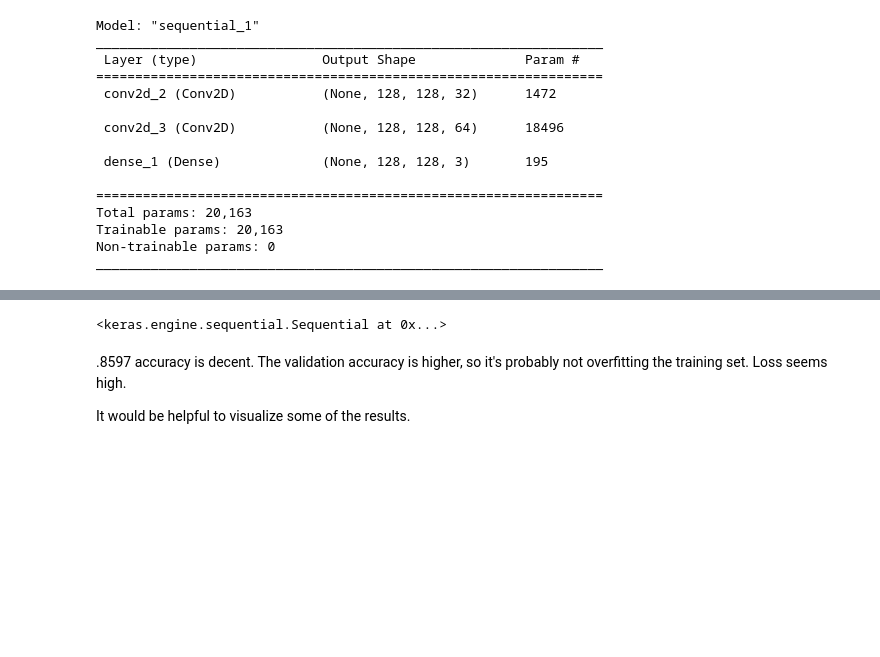
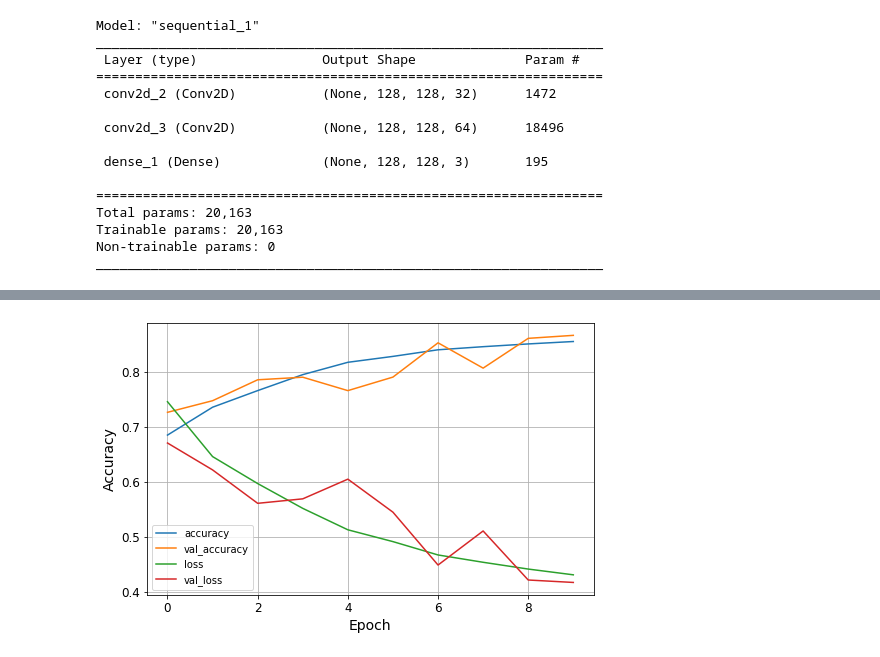
Before and after one commit to mstone121/crop_classification, a Jupyter notebook: classify_crops.ipynb, the cells around one changed output, grey strips where cells are left out. Drawn from its saved outputs; the diff is of its cells as text; code cells hidden in the pictures; blank space fills up the shorter version.

```diff
--- a/classify_crops.ipynb
+++ b/classify_crops.ipynb
@@ -390,17 +393,18 @@ Trainable params: 20,163
 Non-trainable params: 0
 _________________________________________________________________
 # %%
-tensorboard_callback = keras.callbacks.TensorBoard(logdir, histogram_freq=1)
+# The tensor board provides a nice visualization of metrics as the model is training
+tensorboard_callback = TensorBoard(logdir, histogram_freq=1)
 
 
 # Commenting this out so it doesn't hold up future run-throughs of the playbook
 #
-history = model.fit(
-    training_X,
-    training_Y,
-    epochs=10,
-    validation_data=(validation_X, validation_Y),
-    callbacks=[tensorboard_callback],
-)
+# history = model.fit(
+#     training_X,
+#     training_Y,
+#     epochs=10,
+#     validation_data=(validation_X, validation_Y),
+#     callbacks=[tensorboard_callback],
+# )
 # %% [output]
 Epoch 1/10
@@ -428,8 +444,17 @@ model = keras.models.load_model(os.path.join(modeldir, '20220128-003127'))
-# %%
-model
-# %% [output]
-<keras.engine.sequential.Sequential at 0x...>
-# %% [markdown]
-.8597 accuracy is decent. The validation accuracy is higher, so it's probably not overfitting the training set. Loss seems high.
-
-It would be helpful to visualize some of the results.
+# %%
+def plot_history(history, lines=["accuracy", "val_accuracy", "loss", "val_loss"]):
+    plt.figure(figsize=(8, 5))
+    plt.xlabel("Epoch")
+    plt.ylabel("Accuracy")
+    plt.grid()
+
+    for line in lines:
+        plt.plot(history[line], label=line)
+
+    plt.legend()
+    plt.show()
+
+# Note: This won't work with the loaded model
+plot_history(history.history)
+# %% [output]
+[figure, added]
```
Also changed, not shown: parts of 9 cells of this notebook, 4 other files.
